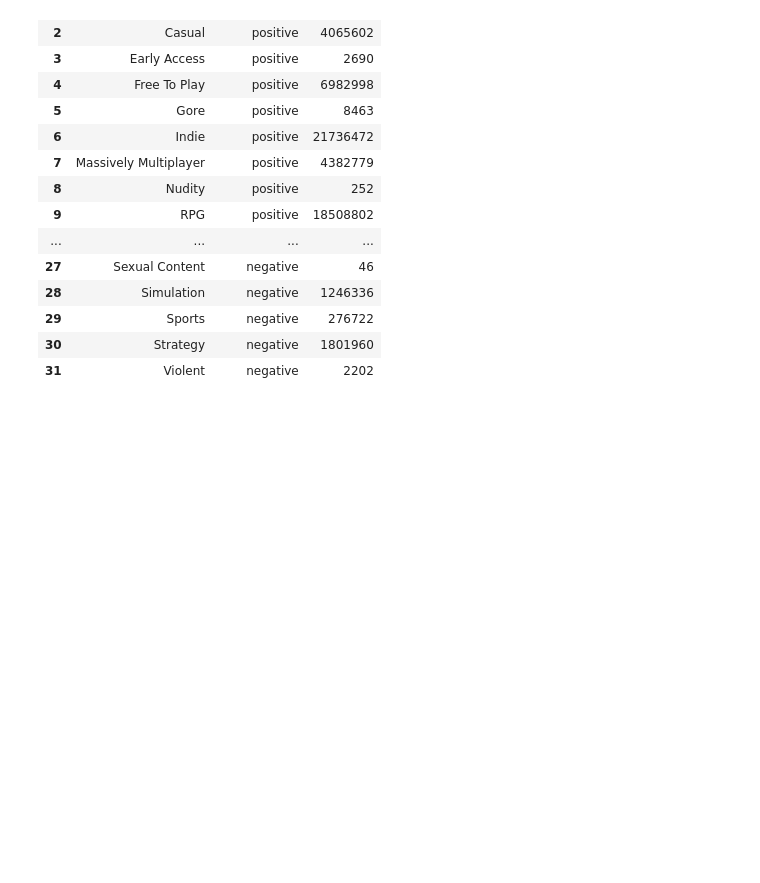
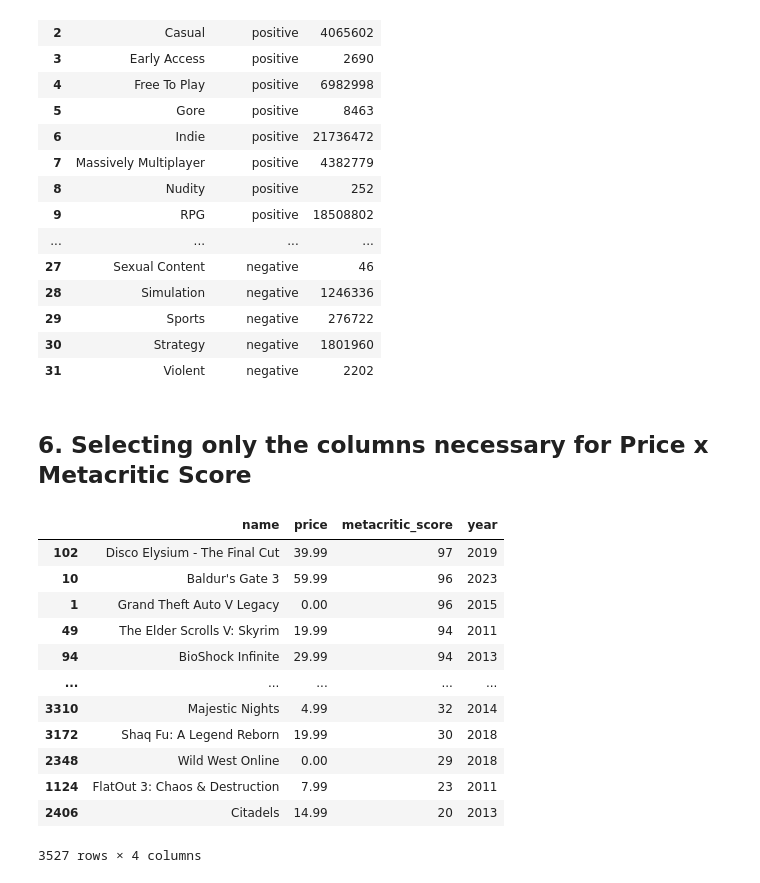
Before and after one commit to DaviGriebler/plotly_metacritic, a Jupyter notebook: dataframes.ipynb, the cells around one changed output. Saved outputs shown, nothing was run; the diff lists cells and outputs as text; code cells hidden in the pictures; blank space fills up the shorter version.

```diff
--- a/dataframes.ipynb
+++ b/dataframes.ipynb
@@ -188,3 +188,23 @@ df_genrereview
 | 29 | Sports | negative | 276722 |
 | 30 | Strategy | negative | 1801960 |
 | 31 | Violent | negative | 2202 |
+# %% [markdown]
+## 6. Selecting only the columns necessary for Price x Metacritic Score
+# %%
+columns = ['name','price','metacritic_score','year']
+df_pricescore = df[columns].sort_values('metacritic_score',ascending=False).copy()
+df_pricescore
+# %% [output]
+|  | name | price | metacritic_score | year |
+| 102 | Disco Elysium - The Final Cut | 39.99 | 97 | 2019 |
+| 10 | Baldur's Gate 3 | 59.99 | 96 | 2023 |
+| 1 | Grand Theft Auto V Legacy | 0.00 | 96 | 2015 |
+| 49 | The Elder Scrolls V: Skyrim | 19.99 | 94 | 2011 |
+| 94 | BioShock Infinite | 29.99 | 94 | 2013 |
+| ... | ... | ... | ... | ... |
+| 3310 | Majestic Nights | 4.99 | 32 | 2014 |
+| 3172 | Shaq Fu: A Legend Reborn | 19.99 | 30 | 2018 |
+| 2348 | Wild West Online | 0.00 | 29 | 2018 |
+| 1124 | FlatOut 3: Chaos & Destruction | 7.99 | 23 | 2011 |
+| 2406 | Citadels | 14.99 | 20 | 2013 |
+3527 rows × 4 columns
```
Also changed, not shown: 2 other files.
